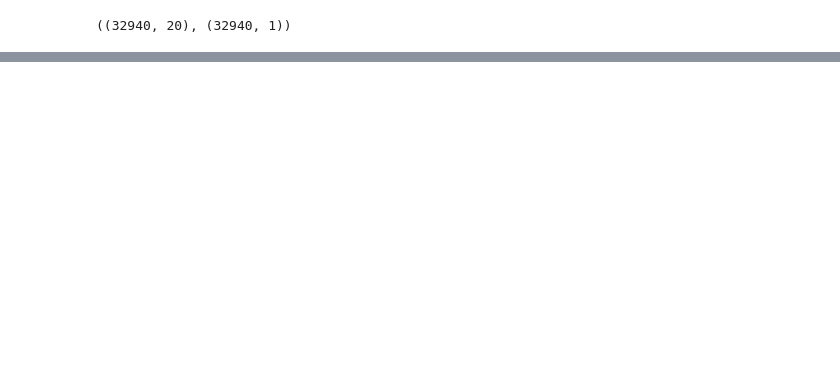
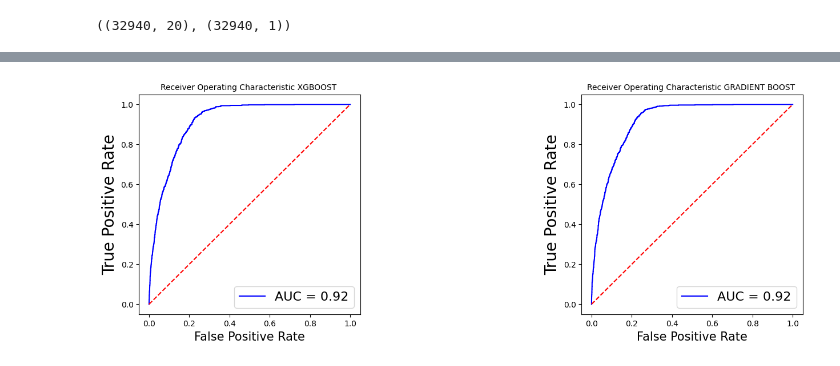
Before and after one commit to rkm7387/PORTUGES-BANK, a Jupyter notebook: portuges_bank.ipynb, the cells around one changed output, grey strips where cells are left out. Cells and saved outputs as stored; diff of their text form; code cells hidden in the pictures; blank space fills up the shorter version.

```diff
--- a/portuges_bank.ipynb
+++ b/portuges_bank.ipynb
@@ -920,0 +935,8 @@ plt.show()
+# %%
+knn = KNeighborsClassifier(n_neighbors=5)
+knn.fit(X_train, y_train)
+knnpred = knn.predict(X_test)
+
+print(confusion_matrix(y_test, knnpred))
+print(round(accuracy_score(y_test, knnpred),2)*100)
+KNNCV = (cross_val_score(knn, X_train, y_train, cv=k_fold, n_jobs=-1, scoring = 'accuracy').mean())
@@ -920,0 +1024,11 @@ plt.show()
+# %%
+from sklearn.ensemble import GradientBoostingClassifier
+
+gbk = GradientBoostingClassifier()
+gbk.fit(X_train, y_train)
+gbkpred = gbk.predict(X_test)
+
+print(confusion_matrix(y_test, gbkpred ))
+print(round(accuracy_score(y_test, gbkpred),2)*100)
+
+GBKCV = (cross_val_score(gbk, X_train, y_train, cv=k_fold, n_jobs=1, scoring = scoring).mean())
@@ -920,0 +1081,32 @@ plt.show()
+# %%
+# XGBOOST ROC/ AUC , BEST MODEL
+from sklearn import metrics
+fig, (ax, ax1) = plt.subplots(nrows = 1, ncols = 2, figsize = (15,5))
+probs = xgb.predict_proba(X_test)
+preds = probs[:,1]
+fprxgb, tprxgb, thresholdxgb = metrics.roc_curve(y_test, preds)
+roc_aucxgb = metrics.auc(fprxgb, tprxgb)
+
+ax.plot(fprxgb, tprxgb, 'b', label = 'AUC = %0.2f' % roc_aucxgb)
+ax.plot([0, 1], [0, 1],'r--')
+ax.set_title('Receiver Operating Characteristic XGBOOST ',fontsize=10)
+ax.set_ylabel('True Positive Rate',fontsize=20)
+ax.set_xlabel('False Positive Rate',fontsize=15)
+ax.legend(loc = 'lower right', prop={'size': 16})
+
+#Gradient
+probs = gbk.predict_proba(X_test)
+preds = probs[:,1]
+fprgbk, tprgbk, thresholdgbk = metrics.roc_curve(y_test, preds)
+roc_aucgbk = metrics.auc(fprgbk, tprgbk)
+
+ax1.plot(fprgbk, tprgbk, 'b', label = 'AUC = %0.2f' % roc_aucgbk)
+ax1.plot([0, 1], [0, 1],'r--')
+ax1.set_title('Receiver Operating Characteristic GRADIENT BOOST ',fontsize=10)
+ax1.set_ylabel('True Positive Rate',fontsize=20)
+ax1.set_xlabel('False Positive Rate',fontsize=15)
+ax1.legend(loc = 'lower right', prop={'size': 16})
+
+plt.subplots_adjust(wspace=1)
+# %% [output]
+[figure, added]
```
Also changed, not shown: parts of 33 cells of this notebook.
